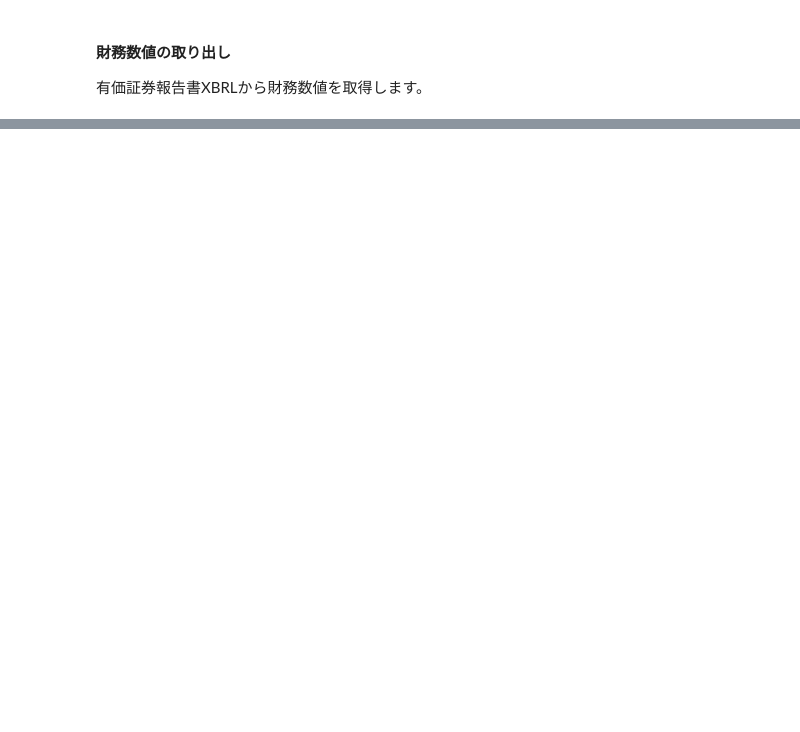
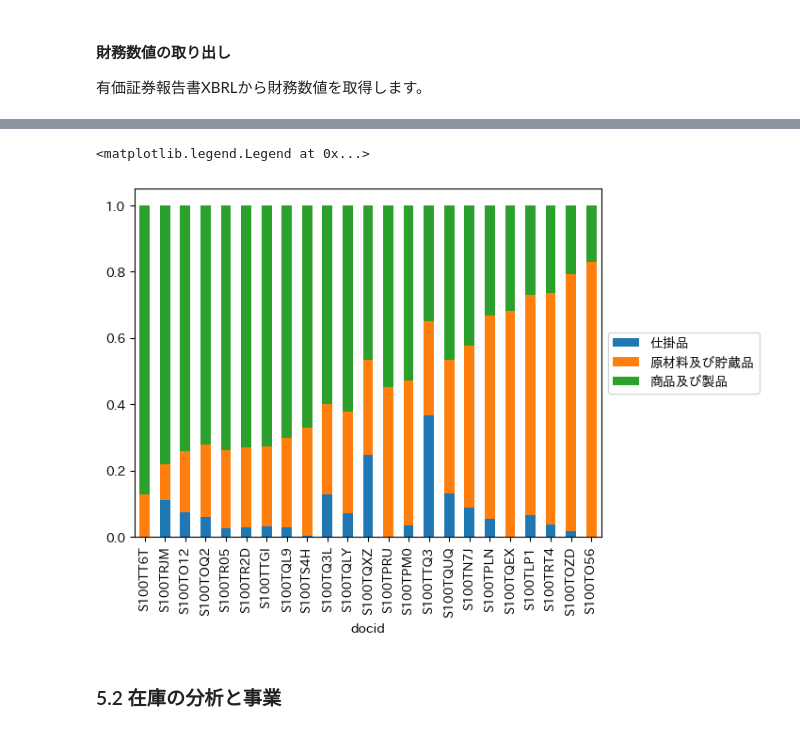
Before and after one commit to nororo/edinet_xbrl_prep, a Jupyter notebook: xbrl_analysis.ipynb, the cells around one changed output, grey strips where cells are left out. Drawn from its saved outputs; the diff is of its cells as text; code cells hidden in the pictures; blank space fills up the shorter version.

```diff
--- a/xbrl_analysis.ipynb
+++ b/xbrl_analysis.ipynb
@@ -436,0 +288,37 @@ dict_add,log_dict=get_data(
+# %%
+# BSの抽出
+bs_df = fs_tbl_df_all.query("non_consolidated_flg==0 and current_flg==1 and role.str.contains('BalanceSheet')")
+# %%
+# 在庫の抽出
+inventory_df = bs_df.query("label_jp.str.contains('商品及び製品') or label_jp.str.contains('仕掛品') or label_jp.str.contains('原材料及び貯蔵品')")
+# %%
+# 数値データの前処理
+inventory_df = preproc_num(inventory_df) # テキストを数値に変換など
+inventory_df_filled = fill_df(inventory_df) # 欠損値の補完
+inventory_df_pivot = pd.crosstab(index=inventory_df_filled['docid'], columns=inventory_df_filled['label_jp'], values=inventory_df_filled['data'], aggfunc='sum',normalize='index')
+# %%
+# 似ている企業が近くなるように並べ替え
+def aitchison_scaling(x):
+    return np.log(x/np.exp(np.mean(np.log(x))))
+
+def pca_sort(data:pd.DataFrame)->pd.DataFrame:
+    """第一主成分でソート"""
+    pca = PCA(n_components=1)
+
+    data_scaled = data#.apply(aitchison_scaling, axis=1)
+    data['pc1_scores'] = pca.fit_transform(data_scaled)
+
+    sorted_df = data.sort_values('pc1_scores')
+    sorted_df = sorted_df.drop('pc1_scores', axis=1)
+    return sorted_df
+
+reordered_inventory_df_pivot = pca_sort(inventory_df_pivot)
+# %%
+# 積み上げ棒グラフの描画
+reordered_inventory_df_pivot.plot(kind='bar', stacked=True)
+plt.legend(loc='center left', bbox_to_anchor=(1.0, 0.5))
+# %% [output]
+<matplotlib.legend.Legend at 0x...>
+[figure, added]
+# %% [markdown]
+### 5.2 在庫の分析と事業
```
Also changed, not shown: parts of 75 cells of this notebook, 7 other files.
